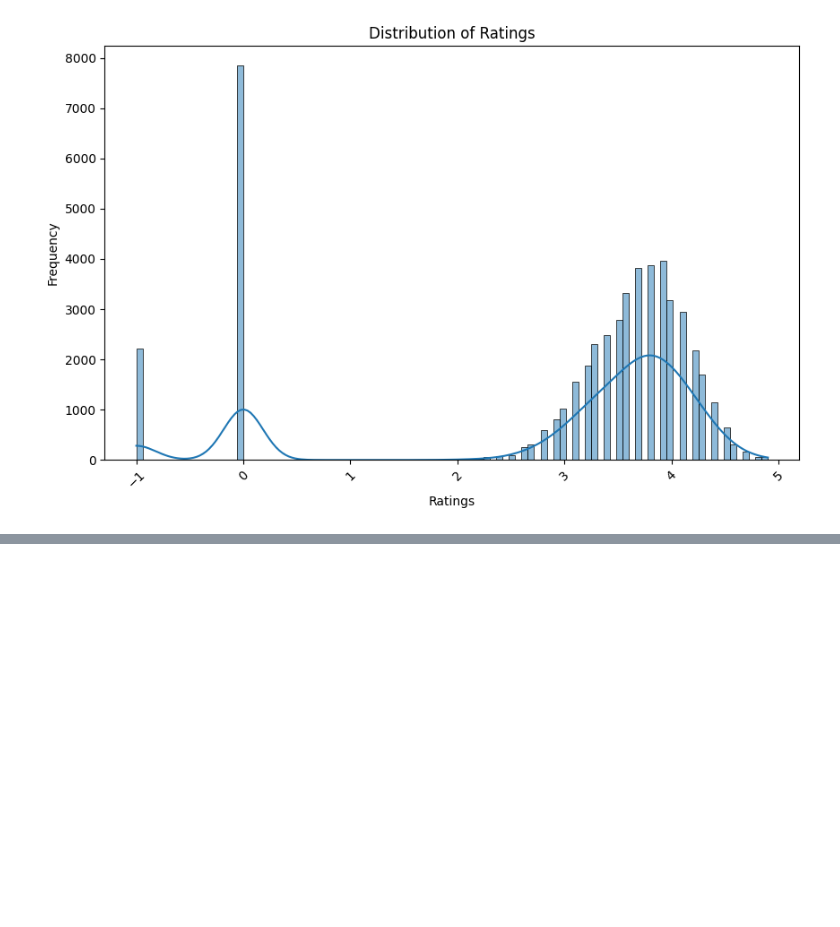
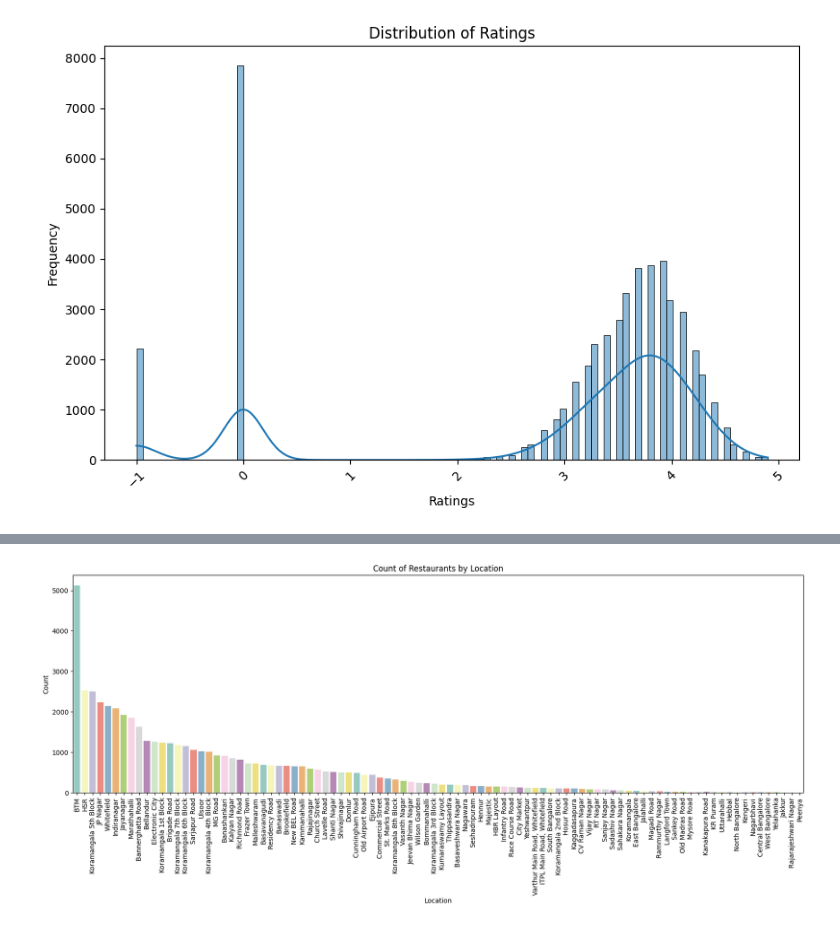
Before and after one commit to starlight5234/MoodBites, a Jupyter notebook: moodbites.ipynb, the cells around one changed output, grey strips where cells are left out. Cells and saved outputs as stored; diff of their text form; code cells hidden in the pictures; blank space fills up the shorter version.

```diff
--- a/moodbites.ipynb
+++ b/moodbites.ipynb
@@ -418,0 +443,10 @@ plt.show()
+# %%
+plt.figure(figsize=(20, 6))
+sns.countplot(data=df, x='location', order=df['location'].value_counts().index, palette = 'Set3')
+plt.xticks(rotation=90)
+plt.title('Count of Restaurants by Location')
+plt.xlabel('Location')
+plt.ylabel('Count')
+plt.show()
+# %% [output]
+[figure, added]
```
Also changed, not shown: parts of 10 cells of this notebook.
